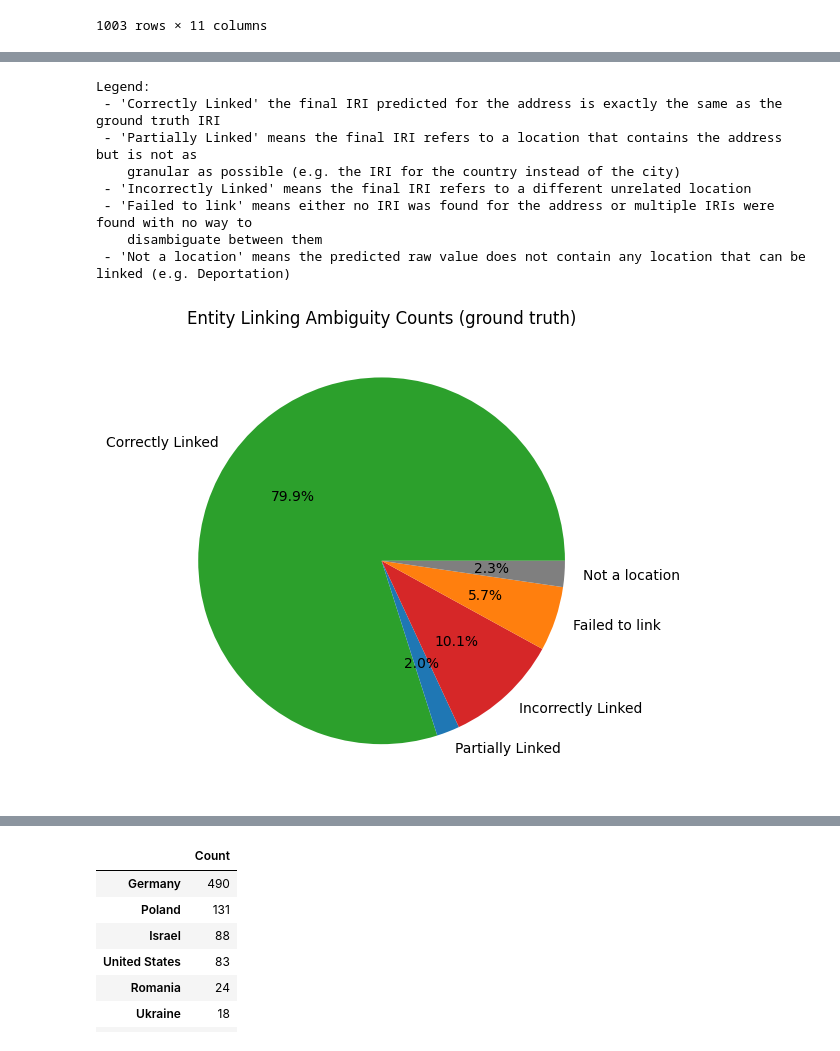
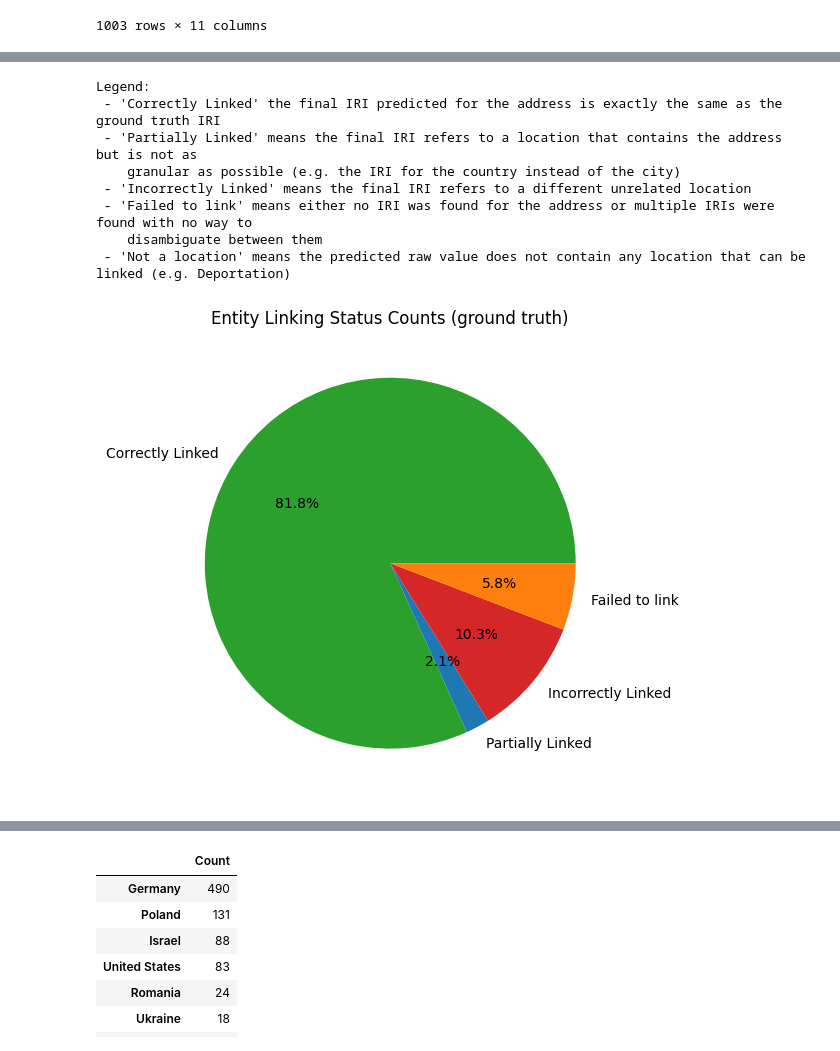
Before and after one commit to ISE-FIZKarlsruhe/bzk-address-parsing, a Jupyter notebook: entity_linking.ipynb, the cells around one changed output, grey strips where cells are left out. Saved outputs shown, nothing was run; the diff lists cells and outputs as text; code cells hidden in the pictures.

Commit message:
Exclude unlinkable samples from pie chart

```diff
--- a/entity_linking.ipynb
+++ b/entity_linking.ipynb
@@ -236,6 +236,7 @@ gt_pie_chart_coarse["Not a location"] = gt_metrics["tn"]
 gt_pie_chart_coarse["Correctly Linked"] -= gt_metrics["fp"]
 gt_pie_chart_coarse["Incorrectly Linked"] = gt_metrics["fp"] - gt_metrics["some_granularity_loss"]
 gt_pie_chart_coarse["Partially Linked"] = gt_metrics["some_granularity_loss"]
+gt_pie_chart_coarse.drop("Not a location", inplace=True)
 def _order(c):
     if c == "Correctly Linked":
         return 0
@@ -261,35 +262,35 @@ CATEGORY_COLORS = {
     "Name not found": "tab:orange",
     "Failed to link": "tab:orange",
     "Not a location": "tab:gray"
 }
 
 pastel_palette = plt.get_cmap("Pastel1").colors + plt.get_cmap("Pastel2").colors
 pastel_colors = iter(pastel_palette)
 for label in gt_pie_chart_coarse.index:
     if label not in CATEGORY_COLORS:
         CATEGORY_COLORS[label] = next(pastel_colors)
 
 print("Legend:")
 print(" - 'Correctly Linked' the final IRI predicted for the address is exactly the same as the ground truth IRI")
 print(" - 'Partially Linked' means the final IRI refers to a location that contains the address but is not as\n"
       "    granular as possible (e.g. the IRI for the country instead of the city)")
 print(" - 'Incorrectly Linked' means the final IRI refers to a different unrelated location")
 print(" - 'Failed to link' means either no IRI was found for the address or multiple IRIs were found with no way to\n"
       "    disambiguate between them")
 print(" - 'Not a location' means the predicted raw value does not contain any location that can be linked (e.g. Deportation)")
 
 
-gt_pie_chart_coarse.plot(kind='pie', title="Entity Linking Ambiguity Counts (ground truth)", autopct='%1.1f%%', ylabel='', figsize=(6,6), colors=[CATEGORY_COLORS[label] for label in gt_pie_chart_coarse.index]).figure.tight_layout()
+gt_pie_chart_coarse.plot(kind='pie', title="Entity Linking Status Counts (ground truth)", autopct='%1.1f%%', ylabel='', figsize=(6,6), colors=[CATEGORY_COLORS[label] for label in gt_pie_chart_coarse.index]).figure.tight_layout()
 # %% [output]
 Legend:
  - 'Correctly Linked' the final IRI predicted for the address is exactly the same as the ground truth IRI
  - 'Partially Linked' means the final IRI refers to a location that contains the address but is not as
     granular as possible (e.g. the IRI for the country instead of the city)
  - 'Incorrectly Linked' means the final IRI refers to a different unrelated location
  - 'Failed to link' means either no IRI was found for the address or multiple IRIs were found with no way to
     disambiguate between them
  - 'Not a location' means the predicted raw value does not contain any location that can be linked (e.g. Deportation)
-[figure, old version]
+[figure, new version]
 # %%
 indexed_gt = bzkopen_gt.copy()
 indexed_gt["address_id"] = indexed_gt["address_id"].astype(str)
```
Also changed, not shown: parts of 2 cells of this notebook.
